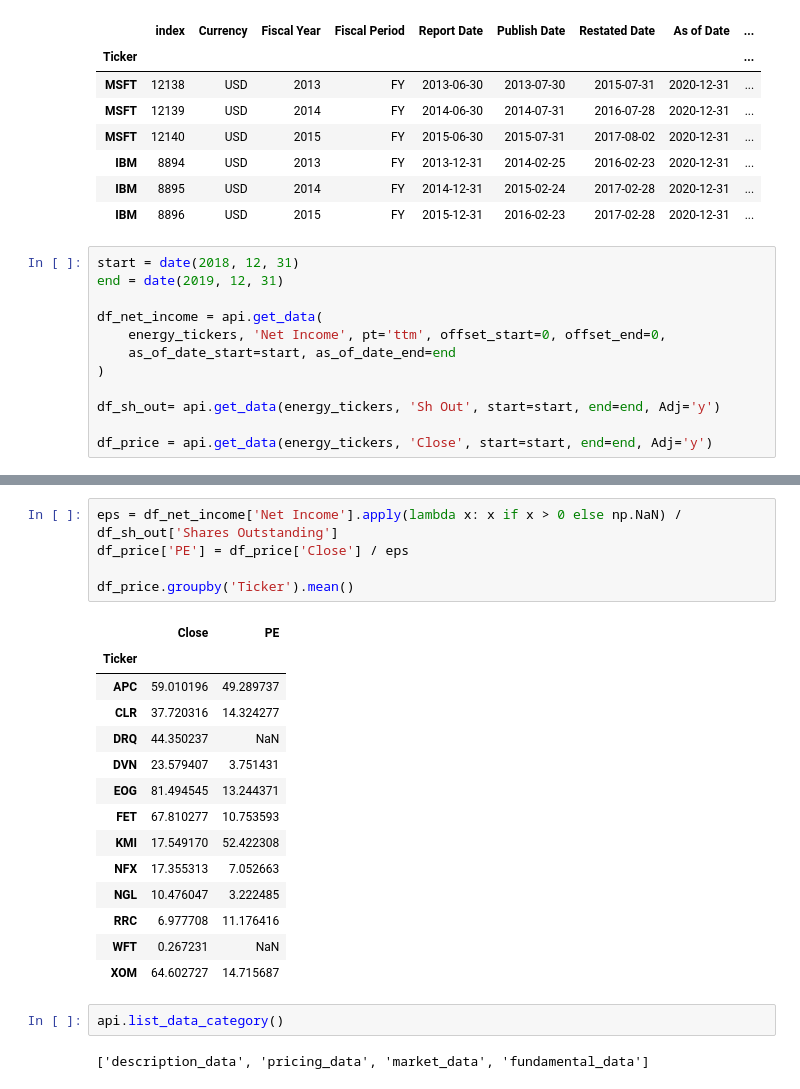
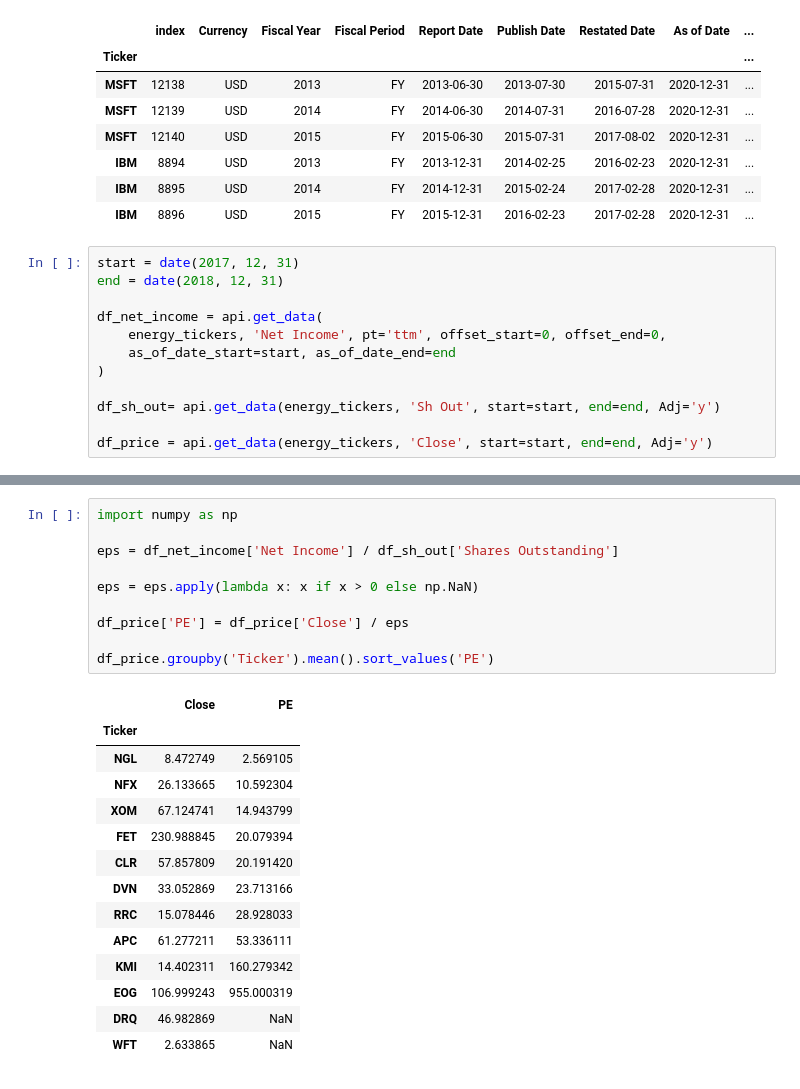
Before and after one commit to bbk-pij-2012-29/Financial-Data-API, a Jupyter notebook: api_example.ipynb, the cells around one changed output, grey strips where cells are left out. Cells and saved outputs as stored; diff of their text form.

```diff
--- a/api_example.ipynb
+++ b/api_example.ipynb
@@ -221,8 +254,8 @@ api.get_data(
 | IBM | 8895 | USD | 2014 | FY | 2014-12-31 | 2015-02-24 | 2017-02-28 | 2020-12-31 | ... |
 | IBM | 8896 | USD | 2015 | FY | 2015-12-31 | 2016-02-23 | 2017-02-28 | 2020-12-31 | ... |
 # %%
-start = date(2018, 12, 31)
-end = date(2019, 12, 31)
+start = date(2017, 12, 31)
+end = date(2018, 12, 31)
 
 df_net_income = api.get_data(
     energy_tickers, 'Net Income', pt='ttm', offset_start=0, offset_end=0,
@@ -237,24 +298,25 @@ import numpy as np
 # %%
-eps = df_net_income['Net Income'].apply(lambda x: x if x > 0 else np.NaN) / df_sh_out['Shares Outstanding']
+import numpy as np
+
+eps = df_net_income['Net Income'] / df_sh_out['Shares Outstanding']
+
+eps = eps.apply(lambda x: x if x > 0 else np.NaN)
+
 df_price['PE'] = df_price['Close'] / eps
 
-df_price.groupby('Ticker').mean()
+df_price.groupby('Ticker').mean().sort_values('PE')
 # %% [output]
 |  | Close | PE |
 | Ticker |  |  |
-| APC | 59.010196 | 49.289737 |
-| CLR | 37.720316 | 14.324277 |
-| DRQ | 44.350237 | NaN |
-| DVN | 23.579407 | 3.751431 |
-| EOG | 81.494545 | 13.244371 |
-| FET | 67.810277 | 10.753593 |
-| KMI | 17.549170 | 52.422308 |
-| NFX | 17.355313 | 7.052663 |
-| NGL | 10.476047 | 3.222485 |
-| RRC | 6.977708 | 11.176416 |
-| WFT | 0.267231 | NaN |
-| XOM | 64.602727 | 14.715687 |
+| NGL | 8.472749 | 2.569105 |
+| NFX | 26.133665 | 10.592304 |
+| XOM | 67.124741 | 14.943799 |
+| FET | 230.988845 | 20.079394 |
+| CLR | 57.857809 | 20.191420 |
+| DVN | 33.052869 | 23.713166 |
+| RRC | 15.078446 | 28.928033 |
+| APC | 61.277211 | 53.336111 |
+| KMI | 14.402311 | 160.279342 |
+| EOG | 106.999243 | 955.000319 |
+| DRQ | 46.982869 | NaN |
+| WFT | 2.633865 | NaN |
-# %%
-api.list_data_category()
-# %% [output]
-['description_data', 'pricing_data', 'market_data', 'fundamental_data']
```
Also changed, not shown: parts of 13 cells of this notebook, 1 other file.
